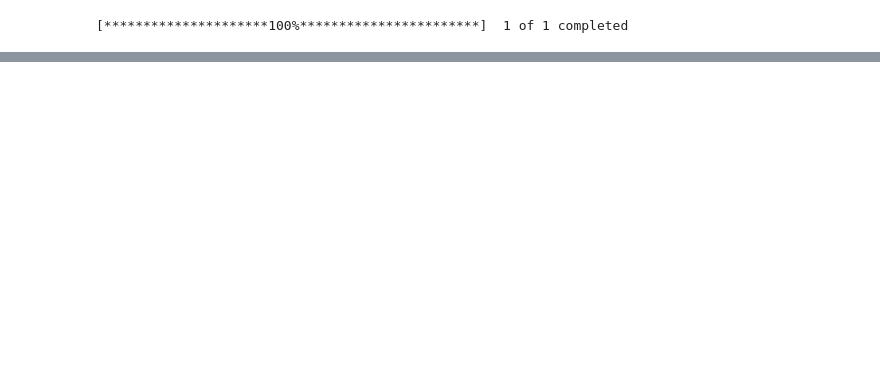
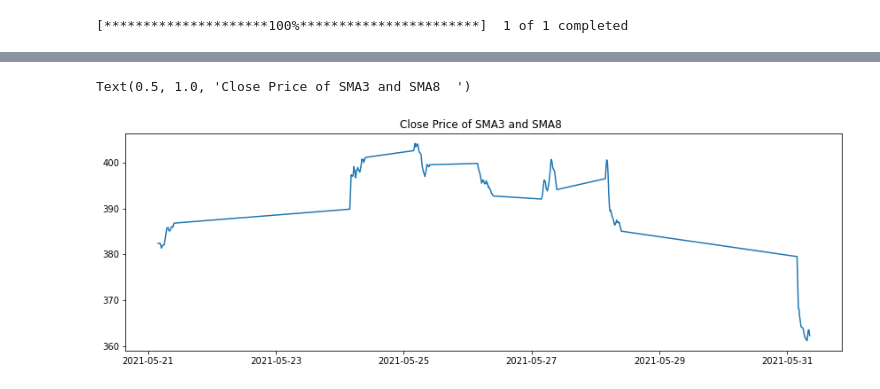
Before and after one commit to SitaramD/Stocks-Markets, a Jupyter notebook: MovAvg Strategy.ipynb, the cells around one changed output, grey strips where cells are left out. Drawn from its saved outputs; the diff is of its cells as text; code cells hidden in the pictures; blank space fills up the shorter version.

```diff
--- a/MovAvg Strategy.ipynb
+++ b/MovAvg Strategy.ipynb
@@ -188,2 +138,10 @@ df
+# %%
+plt.figure(figsize=(14.5,4.5))
+plt.plot(df['sma3'], label  ='sma3 & sma8')
+plt.title('Close Price of SMA3 and SMA8  ')
+#plt.figsave("20 Diff.png")
+# %% [output]
+Text(0.5, 1.0, 'Close Price of SMA3 and SMA8  ')
+[figure, added]
 # %%
 # Check when 3 sma if greater than or less than 8sma, print a buy signal or else print a sell signal.
```
Also changed, not shown: parts of 22 cells of this notebook.
